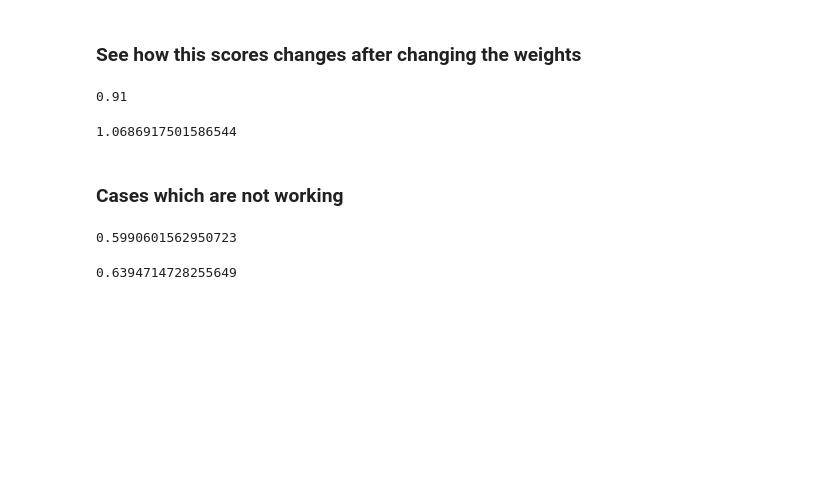
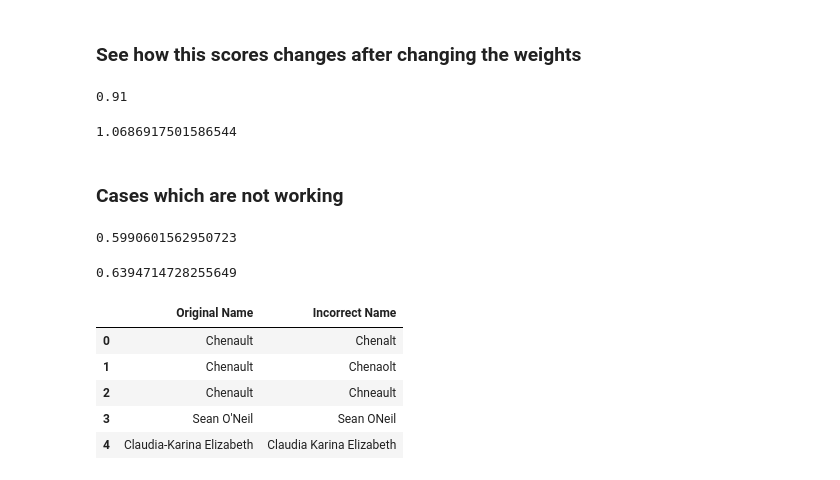
Before and after one commit to LakshayNagpal/Live-Project-EXL, a Jupyter notebook: Testing Code.ipynb, the cells around one changed output. Saved outputs shown, nothing was run; the diff lists cells and outputs as text; code cells hidden in the pictures; blank space fills up the shorter version.

```diff
--- a/Testing Code.ipynb
+++ b/Testing Code.ipynb
@@ -198,0 +209,10 @@ print(score)
+# %%
+df = pd.read_excel('EXL_Live_Project.xlsx')
+df.head()
+# %% [output]
+|  | Original Name | Incorrect Name |
+| 0 | Chenault | Chenalt |
+| 1 | Chenault | Chenaolt |
+| 2 | Chenault | Chneault |
+| 3 | Sean O'Neil | Sean ONeil |
+| 4 | Claudia-Karina Elizabeth | Claudia Karina Elizabeth |
```
Also changed, not shown: parts of 9 cells of this notebook.
